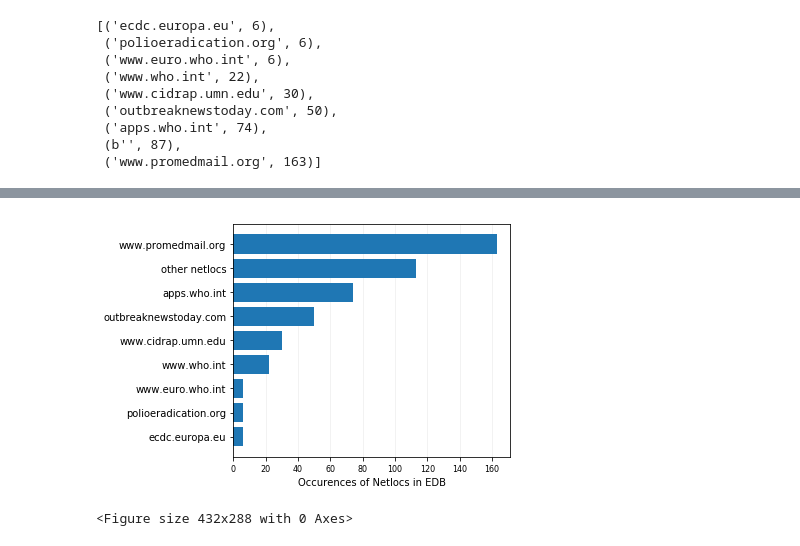
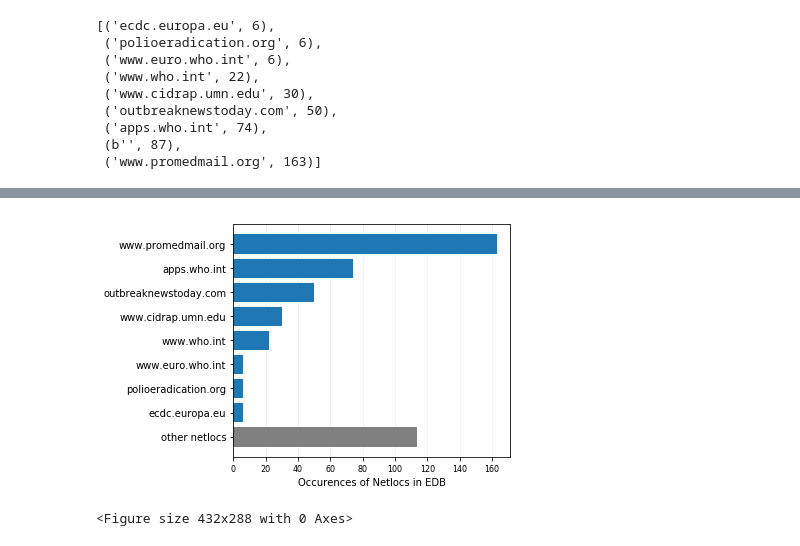
Before and after one commit to aauss/EventEpi, a Jupyter notebook: statistics.ipynb, the cells around one changed output, grey strips where cells are left out. Cells and saved outputs as stored; diff of their text form; code cells hidden in the pictures.

Commit message:
Adjust and put other netlocs at bottom of bar plot

```diff
--- a/statistics.ipynb
+++ b/statistics.ipynb
@@ -48,7 +48,5 @@ most_used_netlocs.remove((b'', 87))
 # %%
 # Calculate the rest
 other_netlocs = sum(i for _, i in sorted_netloc_occurence_tuples) - 87 - sum(i for _, i in most_used_netlocs)
-# %%
-most_used_netlocs.append(('other netlocs', other_netlocs))
 # %%
 most_used_netlocs = sorted(most_used_netlocs, key=itemgetter(1))
@@ -55,15 +64,19 @@ most_used_netlocs = sorted(most_used_netlocs, key=itemgetter(1))
+# %%
+most_used_and_other_netlocs = [('other netlocs', other_netlocs)]
+most_used_and_other_netlocs.extend(most_used_netlocs)
 # %%
-x = np.arange(len(most_used_netlocs))
-plt.barh(x, width=[t[1] for t in most_used_netlocs])
+x = np.arange(len(most_used_and_other_netlocs))
+bars = plt.barh(x, width=[t[1] for t in most_used_and_other_netlocs])
+bars[0].set_color('grey')
 plt.xlabel('Occurences of Netlocs in EDB', fontname='Times New Roman')
-plt.yticks(x, [t[0] for t in most_used_netlocs])
+plt.yticks(x, [t[0] for t in most_used_and_other_netlocs])
 plt.xticks(fontsize=8)
 plt.grid(which='both', axis='x', alpha=0.2)
 plt.rc('axes', axisbelow=True)
 plt.tight_layout()
 plt.savefig('netloc.pdf', format='pdf', frameon=False)
 # %% [output]
-[figure, old version]
+[figure, new version]
 # %%
 plt.savefig('netloc.pdf', format='pdf')
 # %% [output]
```
Also changed, not shown: parts of 1 cell of this notebook, 1 other file.
